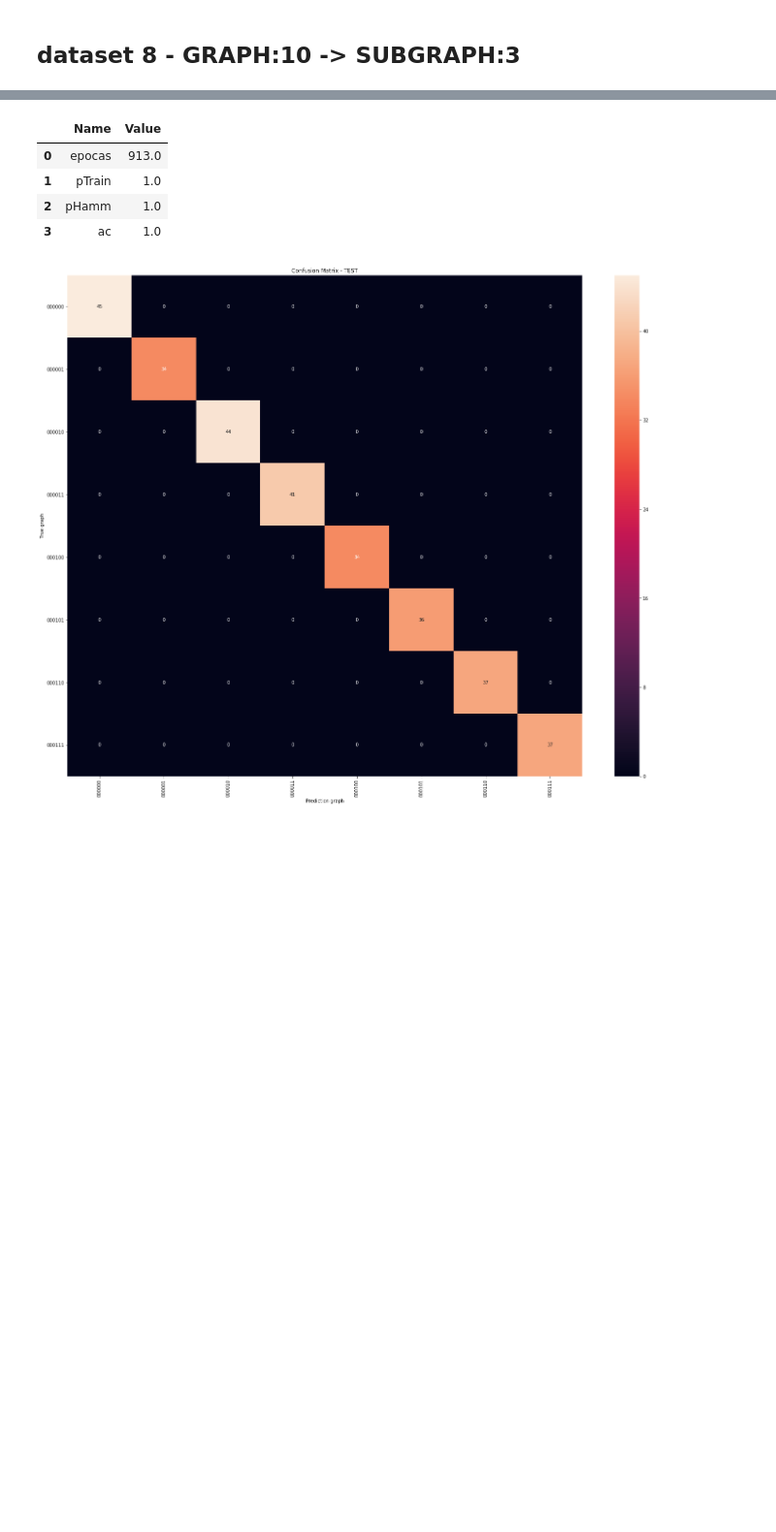
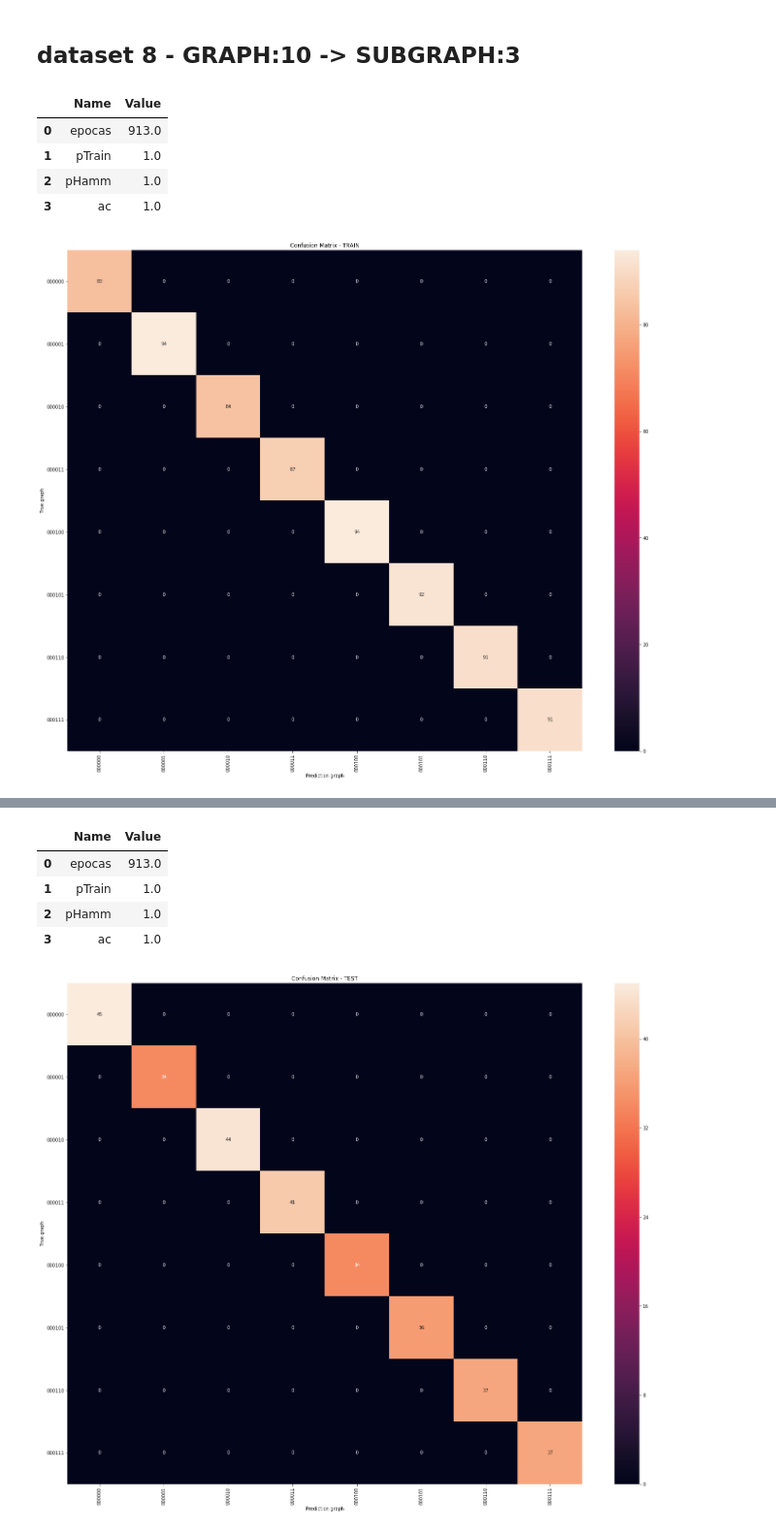
Before and after one commit to mmejiap/hypernetwork-grafos-experiment, a Jupyter notebook: Data-10-6bits-70porciento/notebook/ANÁLISIS EXPERIMENTAL - GRAFOS - HYPERNETWORK - param-i2.ipynb, the cells around one changed output, grey strips where cells are left out. Shown at 97% size. Cells and saved outputs as stored; diff of their text form; code cells hidden in the pictures; blank space fills up the shorter version.

```diff
--- a/Data-10-6bits-70porciento/notebook/ANÁLISIS EXPERIMENTAL - GRAFOS - HYPERNETWORK - param-i2.ipynb
+++ b/Data-10-6bits-70porciento/notebook/ANÁLISIS EXPERIMENTAL - GRAFOS - HYPERNETWORK - param-i2.ipynb
@@ -1679,3 +1922,30 @@ print(classification_report(df_TP['v_output'], df_TP['v_predict']))
 weighted avg       1.00      1.00      1.00       308
 # %% [markdown]
 ##  dataset 8 - GRAPH:10 -> SUBGRAPH:3
+# %%
+epocas, pTrain, pHamm, df_TP, ac = df_Y2Ypredict('../../DATASET-10_3/dataset8/result_param10-3-i2-train8.txt')
+
+display(pd.DataFrame([("epocas",epocas), ("pTrain",pTrain), ("pHamm",pHamm), ("ac",ac)],columns=['Name','Value']))
+
+labels = ['{0:06b}'.format(i) for i in range(2**3)]
+
+cm = confusion_matrix(df_TP['v_output'], df_TP['v_predict'])
+
+
+
+ax= plt.subplot()
+sns.heatmap(cm, annot=True, ax = ax); #annot=True to annotate cells
+
+plt.title('Confusion matrix of the classifier')
+
+# labels, title and ticks
+ax.set_xlabel('Prediction graph');ax.set_ylabel('True graph');
+ax.set_title('Confusion Matrix - TRAIN');
+ax.xaxis.set_ticklabels(labels,rotation='vertical'); ax.yaxis.set_ticklabels(labels,rotation='horizontal');
+# %% [output]
+|  | Name | Value |
+| 0 | epocas | 913.0 |
+| 1 | pTrain | 1.0 |
+| 2 | pHamm | 1.0 |
+| 3 | ac | 1.0 |
+[figure, added]
```
Also changed, not shown: parts of 28 cells of this notebook, 1 other file.
